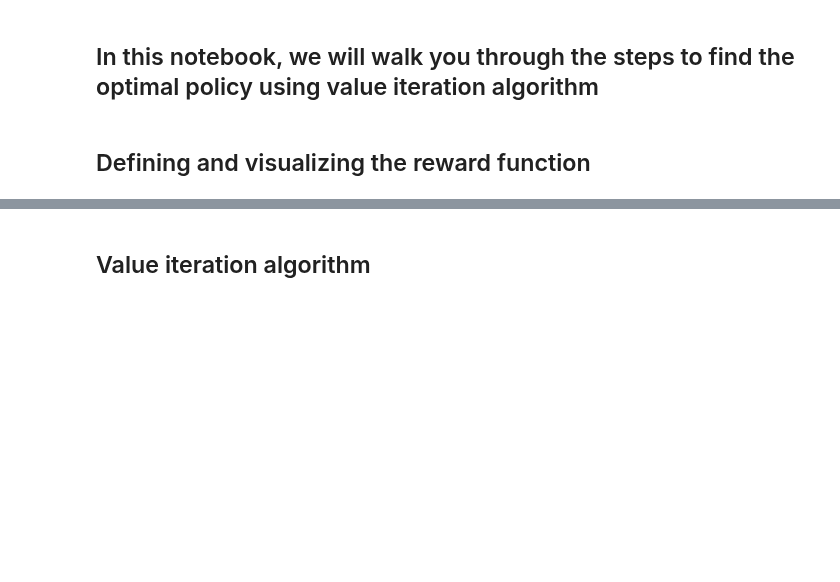
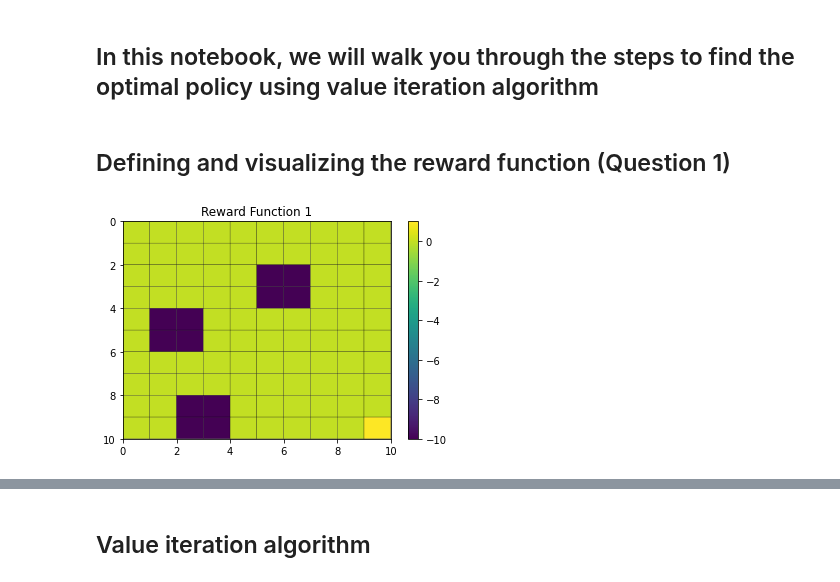
Before and after one commit to morgworth/ece232_team, a Jupyter notebook: Project 3/Anthony Project3.ipynb, the cells around one changed output, grey strips where cells are left out. Drawn from its saved outputs; the diff is of its cells as text; code cells hidden in the pictures; blank space fills up the shorter version.

Commit message:
up to question 9 second try

```diff
--- a/Project 3/Anthony Project3.ipynb
+++ b/Project 3/Anthony Project3.ipynb
@@ -8,7 +8,26 @@ import numpy.random as rn
 from cvxopt import solvers, matrix
 import seaborn as sns
 # %% [markdown]
-## Defining and visualizing the reward function
+## Defining and visualizing the reward function (Question 1)
+# %%
+
+reward_fnx1 = np.array([[0,0,0,0,0,0,0,0,0,0],
+         [0,0,0,0,0,0,0,0,0,0],
+         [0,0,0,0,0,-10,-10,0,0,0],
+         [0,0,0,0,0,-10,-10,0,0,0],
+         [0,-10,-10,0,0,0,0,0,0,0],
+         [0,-10,-10,0,0,0,0,0,0,0],
+         [0,0,0,0,0,0,0,0,0,0],
+         [0,0,0,0,0,0,0,0,0,0],
+         [0,0,-10,-10,0,0,0,0,0,0],
+         [0,0,-10,-10,0,0,0,0,0,1]])
+plt.pcolor(reward_fnx1 ,edgecolors='black')
+plt.gca().invert_yaxis()
+plt.colorbar()
+plt.title("Reward Function 1")
+plt.show()
+# %% [output]
+[figure, added]
 # %%
 # Reward function 2
 reward_fnx2 = np.array([[0,0,0,0,0,0,0,0,0,0],
```
Also changed, not shown: parts of 24 cells of this notebook.
